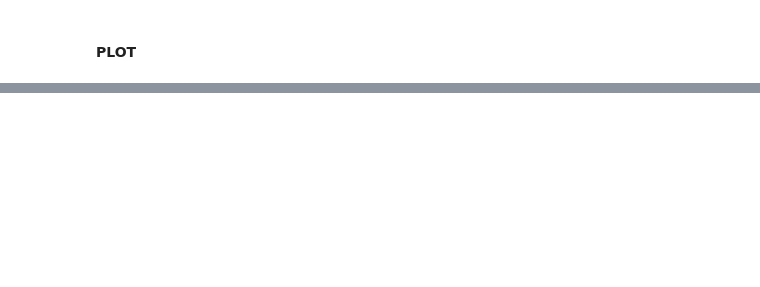
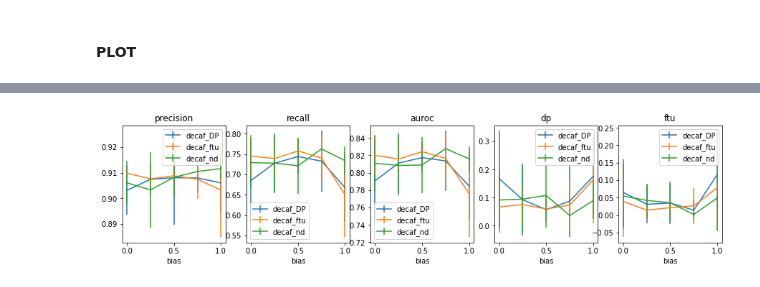
Before and after one commit to ShuaiWang97/UvA_FACT2022, a Jupyter notebook: EXPERIMENT_2.ipynb, the cells around one changed output, grey strips where cells are left out. Drawn from its saved outputs; the diff is of its cells as text; code cells hidden in the pictures; blank space fills up the shorter version.

```diff
--- a/EXPERIMENT_2.ipynb
+++ b/EXPERIMENT_2.ipynb
@@ -1065,0 +988,8 @@ result_ftu
+# %%
+result_ftu = pd.read_csv("result/credit_decaf_ftu.csv")
+result_nd = pd.read_csv("result/credit_decaf_nd.csv")
+result_dp = pd.read_csv("result/credit_decaf_dp.csv")
+frames = [result_ftu, result_nd, result_dp]
+
+whole_result = pd.concat(frames)
+whole_result
@@ -1065,0 +1013,33 @@ result_ftu
+# %%
+import seaborn as sns
+fig, [ax1, ax2, ax3, ax4, ax5] = plt.subplots(nrows=1, ncols=5,figsize=(15,3))
+
+for key, group in whole_result.groupby('name'):
+    group.plot('bias', 'precision_mean', yerr='precision_std',
+               label=key, ax=ax1)
+ax1.title.set_text('precision')
+
+for key, group in whole_result.groupby('name'):
+    group.plot('bias', 'recall_mean', yerr='recall_std',
+               label=key, ax=ax2)
+ax2.title.set_text('recall')
+
+for key, group in whole_result.groupby('name'):
+    group.plot('bias', 'auroc_mean', yerr='auroc_std',
+               label=key, ax=ax3)
+ax3.title.set_text('auroc')
+
+
+#fig, [ax1, ax2] = plt.subplots(nrows=1, ncols=2,figsize=(10,5))
+for key, group in whole_result.groupby('name'):
+    group.plot('bias', 'dp_mean', yerr='dp_std',
+               label=key, ax=ax4)
+ax4.title.set_text('dp')
+
+for key, group in whole_result.groupby('name'):
+    group.plot('bias', 'ftu_mean', yerr='ftu_std',
+               label=key, ax=ax5)
+ax5.title.set_text('ftu')
+plt.show()
+# %% [output]
+[figure, added]
```
Also changed, not shown: parts of 19 cells of this notebook, 4 other files.
